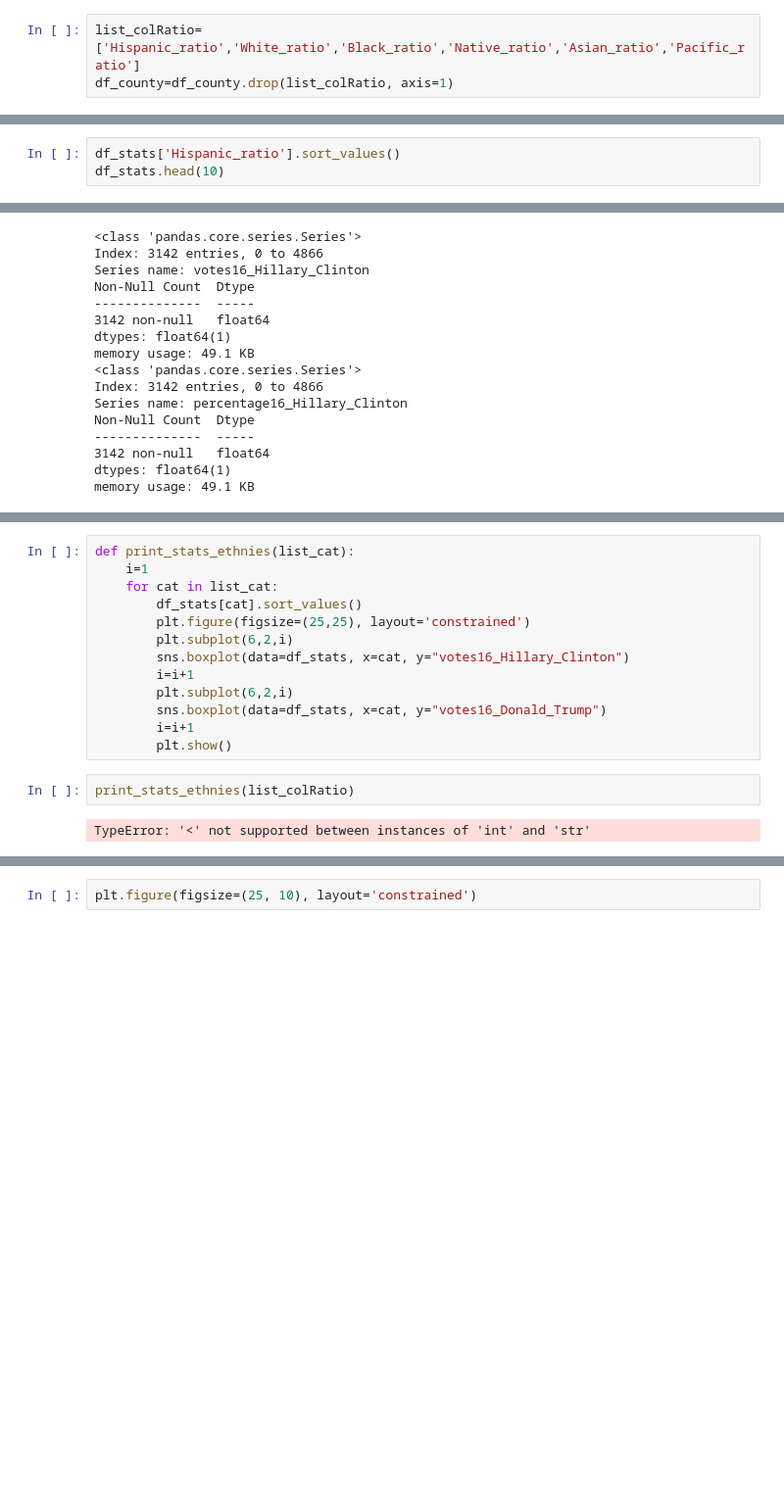
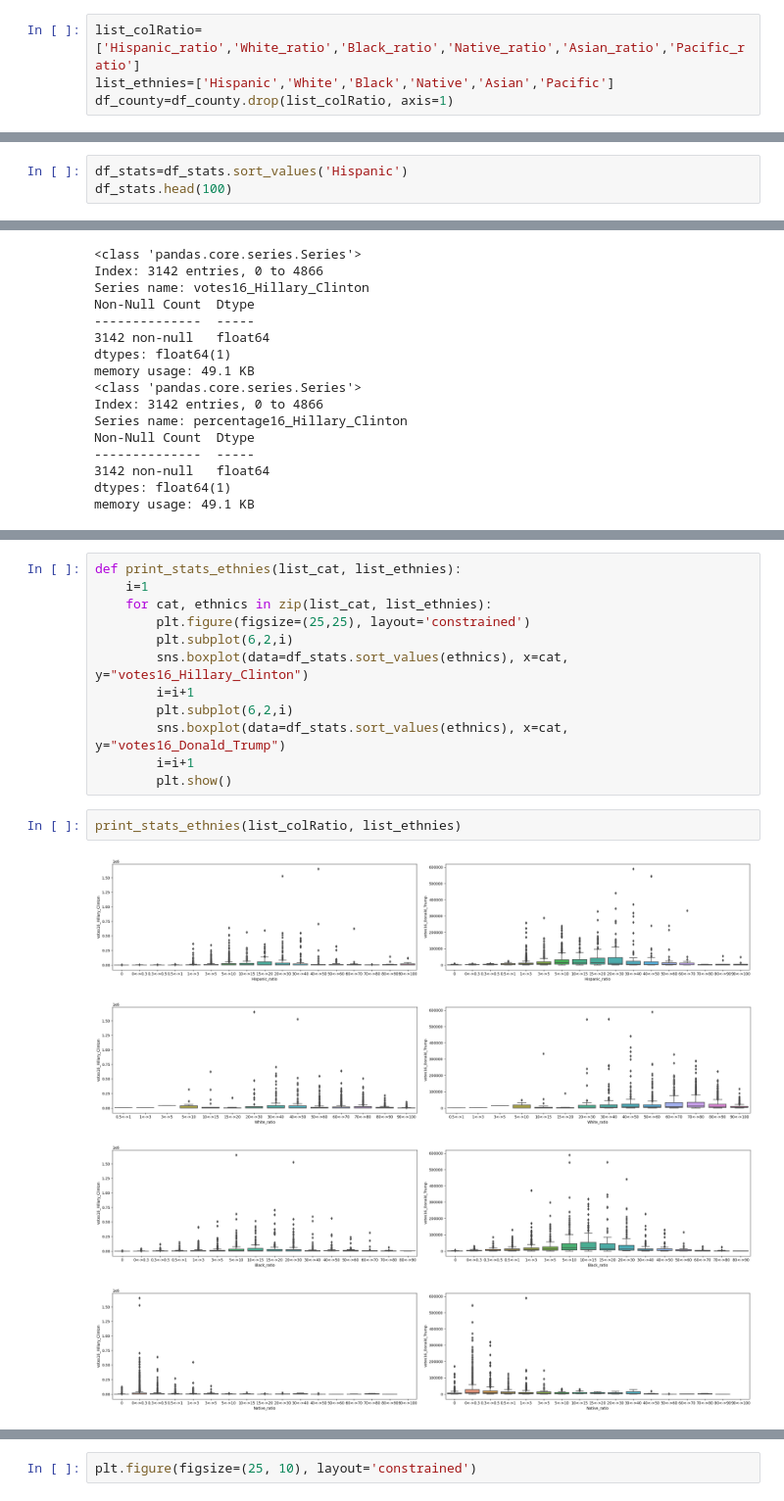
Before and after one commit to XDEBUF/covid_social_poll, a Jupyter notebook: covid inference.ipynb, the cells around one changed output, grey strips where cells are left out. Shown: that part at 98% size. Saved outputs shown, nothing was run; the diff lists cells and outputs as text; blank space fills up the shorter version.

Commit message:
hypothèses 1 réalisation graphique explicatives tri des categories de concentrations des ethnies

```diff
--- a/covid inference.ipynb
+++ b/covid inference.ipynb
@@ -224,12 +224,13 @@ df_ratio=df_ratio.fillna(0)
 ### JOIN Table ratio --> df_county sur df_stats
 # %%
 list_colRatio=['Hispanic_ratio','White_ratio','Black_ratio','Native_ratio','Asian_ratio','Pacific_ratio']
+list_ethnies=['Hispanic','White','Black','Native','Asian','Pacific']
 df_county=df_county.drop(list_colRatio, axis=1)
 # %% [output]
 KeyError: "['Hispanic_ratio', 'White_ratio', 'Black_ratio', 'Native_ratio', 'Asian_ratio', 'Pacific_ratio'] not found in axis"
 # %%
 df_stats = pd.concat([df_county,df_ratio], axis=1, join='inner')
 # %%
-df_stats['Hispanic_ratio'].sort_values()
-df_stats.head(10)
+df_stats=df_stats.sort_values('Hispanic')
+df_stats.head(100)
 # %% [output]
@@ -265,19 +277,21 @@ list_min_max=list_order_min_max(min_list)
 # %% [output]
 AttributeError: 'NoneType' object has no attribute 'append'
 # %%
-def print_stats_ethnies(list_cat):
+def print_stats_ethnies(list_cat, list_ethnies):
     i=1
-    for cat in list_cat:
-        df_stats[cat].sort_values()
+    for cat, ethnics in zip(list_cat, list_ethnies):
         plt.figure(figsize=(25,25), layout='constrained')
         plt.subplot(6,2,i)
-        sns.boxplot(data=df_stats, x=cat, y="votes16_Hillary_Clinton")
+        sns.boxplot(data=df_stats.sort_values(ethnics), x=cat, y="votes16_Hillary_Clinton")
         i=i+1
         plt.subplot(6,2,i)
-        sns.boxplot(data=df_stats, x=cat, y="votes16_Donald_Trump")
+        sns.boxplot(data=df_stats.sort_values(ethnics), x=cat, y="votes16_Donald_Trump")
         i=i+1
         plt.show()
 # %%
-print_stats_ethnies(list_colRatio)
+print_stats_ethnies(list_colRatio, list_ethnies)
 # %% [output]
-TypeError: '<' not supported between instances of 'int' and 'str'
+[figure, added]
+[figure, added]
+[figure, added]
+[figure, added]
```
Also changed, not shown: parts of 3 cells of this notebook.
